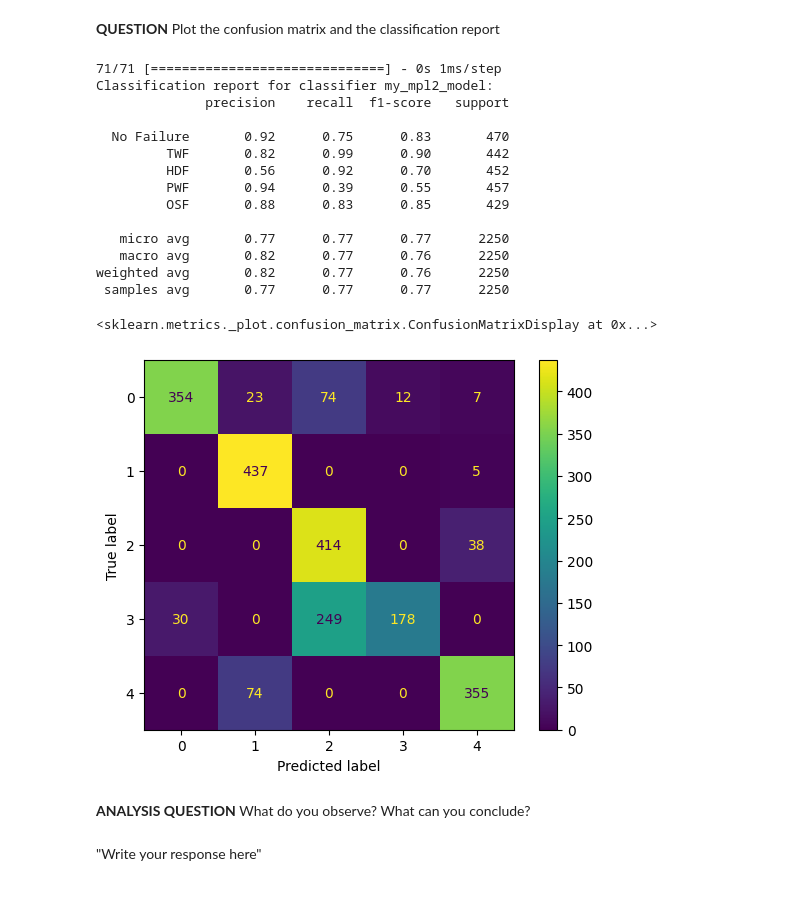
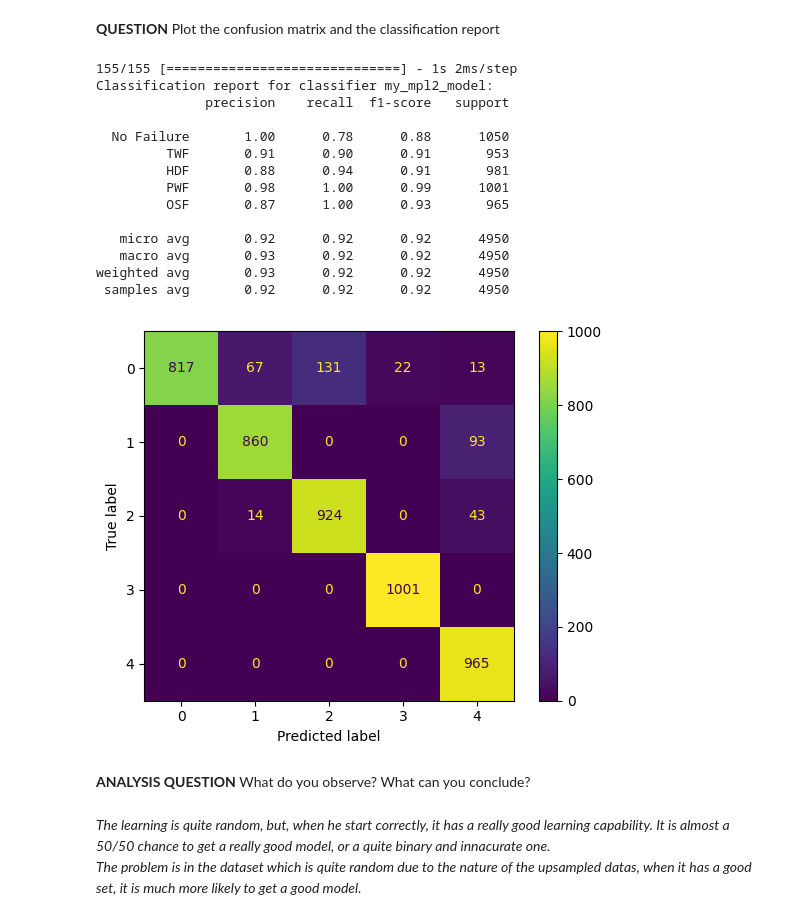
Before and after one commit to Kekossssss/Embedded-AI-ISMIN-2A---Lao-Guilloux-, a Jupyter notebook: TP_IA_EMBARQUEE.ipynb, the cells around one changed output. Cells and saved outputs as stored; diff of their text form; code cells hidden in the pictures.

Commit message:
Add files via upload
Changed the model to improve stability while keeping the same accuracy

```diff
--- a/TP_IA_EMBARQUEE.ipynb
+++ b/TP_IA_EMBARQUEE.ipynb
@@ -438,12 +439,12 @@ Y_label = np.array([np.argmax(row) for row in Y])
 print('Original dataset shape %s' % Counter(Y_label))
 
 ## Under sampling of the dataset to reduce the number of machine in working conditions
-rus = RandomUnderSampler(random_state=42, sampling_strategy={0:1000, 1:43, 2:106, 3:80, 4:78})
+rus = RandomUnderSampler(random_state=42, sampling_strategy={0:1500, 1:43, 2:106, 3:80, 4:78})
 X_res, Y_res = rus.fit_resample(X, Y_label)
 print('Resampled dataset shape %s' % Counter(Y_res))
 
 ## Over sampling of the dataset to augment the number of machine in failure state
-sm = SMOTE(random_state=42, sampling_strategy={0:3000, 1:3000, 2:3000, 3:3000, 4:3000})
+sm = SMOTE(random_state=42, sampling_strategy={0:7000, 1:6500, 2:6500, 3:6500, 4:6500})
 X_balanced, Y_balanced = sm.fit_resample(X_res, Y_res)
 print('Resampled dataset shape %s' % Counter(Y_balanced))
 
@@ -527,8 +557,8 @@ _________________________________________________________________
 (3) Set the training dataset ==> here, X_train with Y_train
 (4) Set the validation dataset (X_val, Y_val)
 '''
-nb_epochs=60
-batch_size=200
+nb_epochs=40
+batch_size=100
 training_history = my_mpl2_model.fit(X_train,Y_train,
                                     validation_data=(X_val, Y_val),
                                     epochs=nb_epochs,
@@ -567,39 +597,45 @@ Performance on the TEST set, ACCURACY= 0.7724444270133972
 # %%
 Y_pred_temp = my_mpl2_model.predict(X_test)
 
 Y_pred = np.zeros_like(Y_pred_temp)
 Y_pred[np.arange(Y_pred_temp.shape[0]), np.argmax(Y_pred_temp, axis=1)] = 1
 
 
 Y_test_bin  = np.zeros_like(Y_test)
 Y_test_bin[np.arange(len(Y_test)), np.argmax(Y_test, axis=1)] = 1
 
 print(
     f"Classification report for classifier my_mpl2_model:\n"
     f"{classification_report(Y_test_bin, Y_pred, target_names=class_names)}\n"
 )
 
 cm = confusion_matrix(Y_test_bin.argmax(axis=1), Y_pred.argmax(axis=1))
 cm_display = ConfusionMatrixDisplay(confusion_matrix=cm)
 cm_display.plot()
+
+## Saving some data to test on the STM32
+np.save("Machine_Failure_X_test.npy", X_test[:525])
+np.save("Machine_Failure_Y_test.npy", Y_test[:525])
+## Saving the model
+my_mpl2_model.save("Machine_Failure_model.h5")
 # %% [output]
-71/71 [==============================] - 0s 1ms/step
+155/155 [==============================] - 1s 2ms/step
 Classification report for classifier my_mpl2_model:
               precision    recall  f1-score   support
 
-  No Failure       0.92      0.75      0.83       470
-         TWF       0.82      0.99      0.90       442
-         HDF       0.56      0.92      0.70       452
-         PWF       0.94      0.39      0.55       457
-         OSF       0.88      0.83      0.85       429
+  No Failure       1.00      0.78      0.88      1050
+         TWF       0.91      0.90      0.91       953
+         HDF       0.88      0.94      0.91       981
+         PWF       0.98      1.00      0.99      1001
+         OSF       0.87      1.00      0.93       965
 
-   micro avg       0.77      0.77      0.77      2250
-   macro avg       0.82      0.77      0.76      2250
-weighted avg       0.82      0.77      0.76      2250
- samples avg       0.77      0.77      0.77      2250
+   micro avg       0.92      0.92      0.92      4950
+   macro avg       0.93      0.92      0.92      4950
+weighted avg       0.93      0.92      0.92      4950
+ samples avg       0.92      0.92      0.92      4950
-<sklearn.metrics._plot.confusion_matrix.ConfusionMatrixDisplay at 0x...>
-[figure, old version]
+[figure, new version]
 # %% [markdown]
 **ANALYSIS QUESTION** What do you observe? What can you conclude?
-# %% [markdown]
-"Write your response here"
+# %% [markdown]
+_The learning is quite random, but, when he start correctly, it has a really good learning capability. It is almost a 50/50 chance to get a really good model, or a quite binary and innacurate one._
+_The problem is in the dataset which is quite random due to the nature of the upsampled datas, when it has a good set, it is much more likely to get a good model._
```
Also changed, not shown: parts of 7 cells of this notebook.
